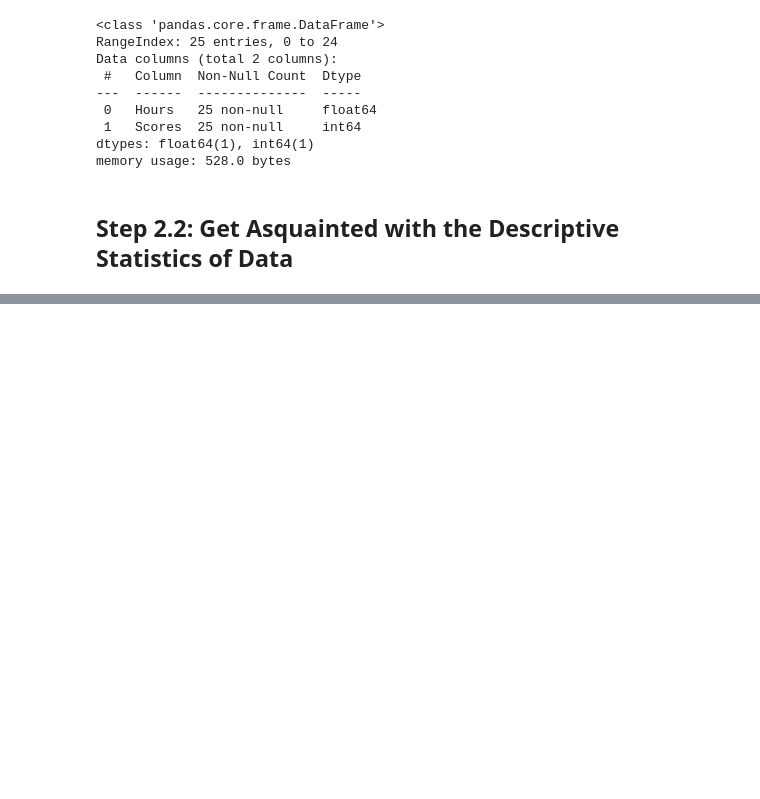
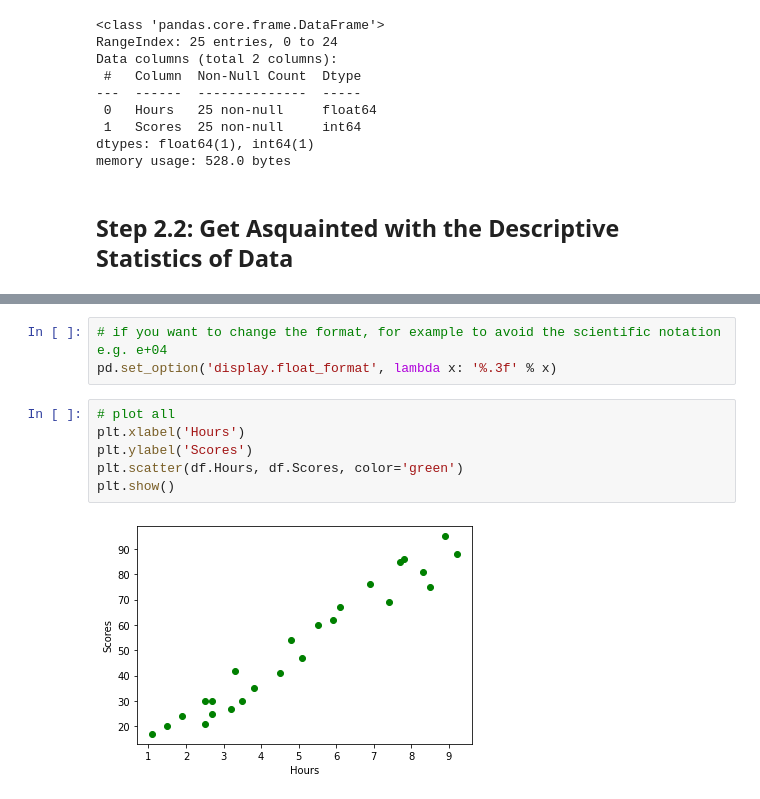
Before and after one commit to PBASOFT/Data-Science, a Jupyter notebook: Linear Regression Demo.ipynb, the cells around one changed output, grey strips where cells are left out. Drawn from its saved outputs; the diff is of its cells as text; blank space fills up the shorter version.

```diff
--- a/Linear Regression Demo.ipynb
+++ b/Linear Regression Demo.ipynb
@@ -69,0 +84,11 @@ memory usage: 528.0 bytes
+# %%
+# if you want to change the format, for example to avoid the scientific notation e.g. e+04
+pd.set_option('display.float_format', lambda x: '%.3f' % x)
+# %%
+# plot all
+plt.xlabel('Hours')
+plt.ylabel('Scores')
+plt.scatter(df.Hours, df.Scores, color='green')
+plt.show()
+# %% [output]
+[figure, added]
```
Also changed, not shown: parts of 17 cells of this notebook.
